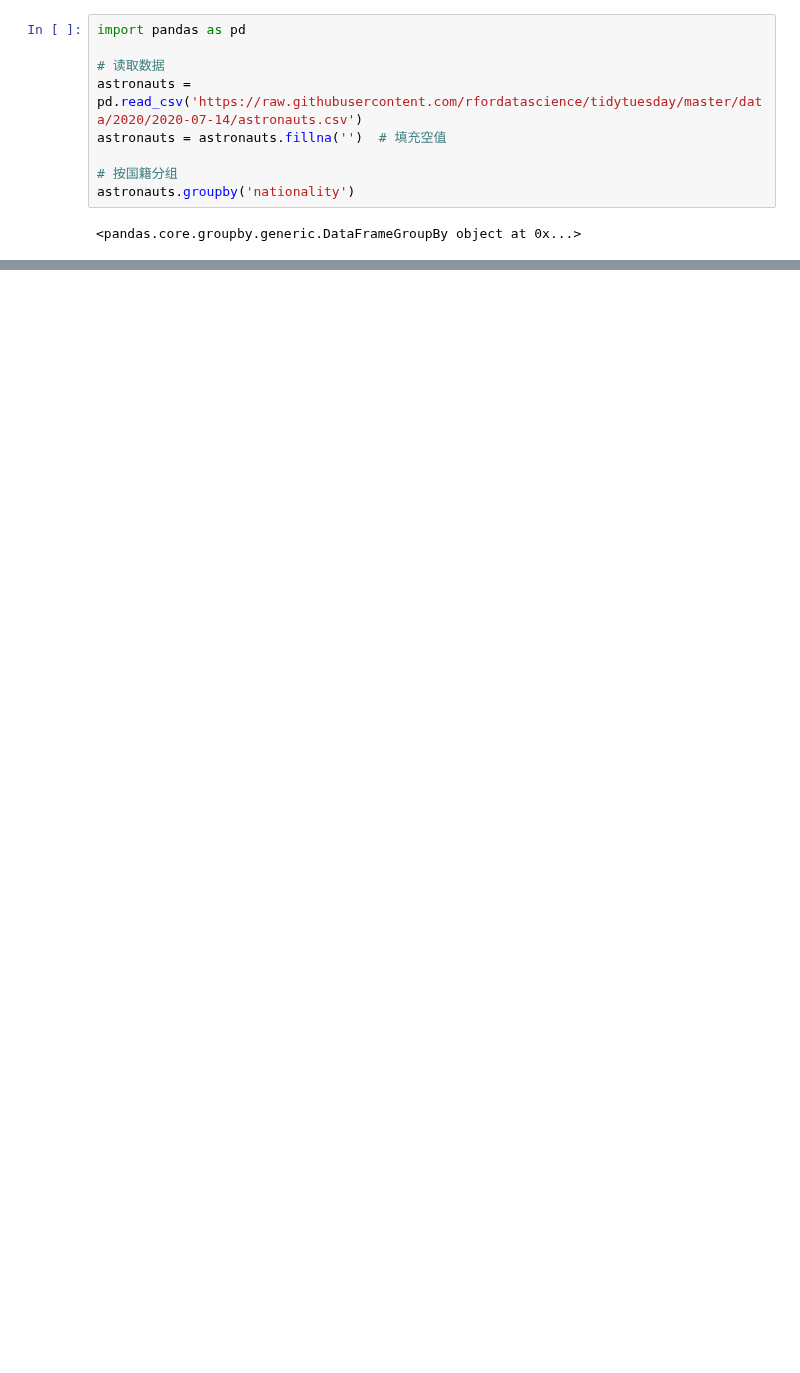
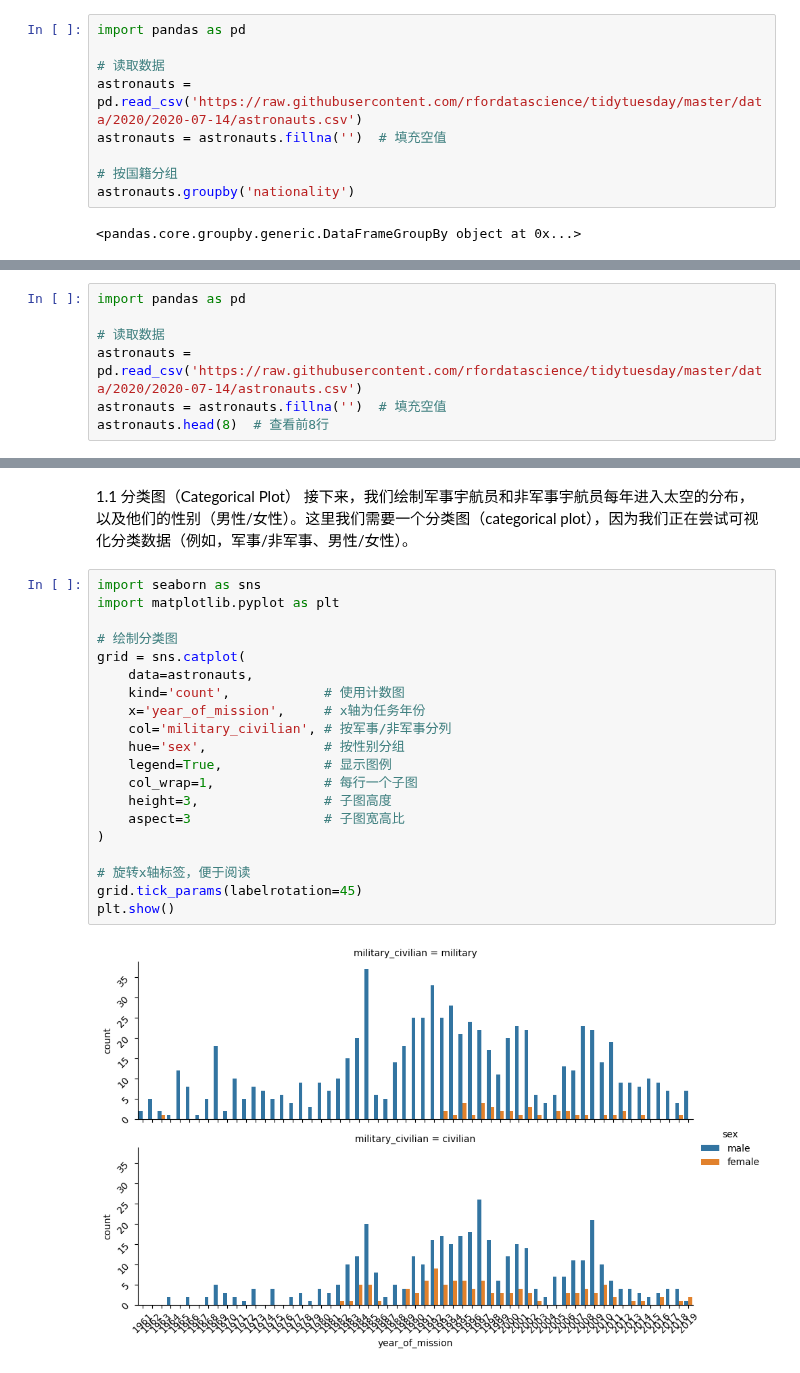
Before and after one commit to Chenji-s/test1, a Jupyter notebook: 教学week8.ipynb, the cells around one changed output, grey strips where cells are left out. Drawn from its saved outputs; the diff is of its cells as text; blank space fills up the shorter version.

```diff
--- a/教学week8.ipynb
+++ b/教学week8.ipynb
@@ -138,0 +253,7 @@ astronauts.groupby('nationality')
+# %%
+import pandas as pd
+
+# 读取数据
+astronauts = pd.read_csv('https://raw.githubusercontent.com/rfordatascience/tidytuesday/master/data/2020/2020-07-14/astronauts.csv')
+astronauts = astronauts.fillna('')  # 填充空值
+astronauts.head(8)  # 查看前8行
@@ -138,0 +271,25 @@ astronauts.groupby('nationality')
+# %% [markdown]
+1.1 分类图（Categorical Plot）
+接下来，我们绘制军事宇航员和非军事宇航员每年进入太空的分布，以及他们的性别（男性/女性）。这里我们需要一个分类图（categorical plot），因为我们正在尝试可视化分类数据（例如，军事/非军事、男性/女性）。
+# %%
+import seaborn as sns
+import matplotlib.pyplot as plt
+
+# 绘制分类图
+grid = sns.catplot(
+    data=astronauts,
+    kind='count',            # 使用计数图
+    x='year_of_mission',     # x轴为任务年份
+    col='military_civilian', # 按军事/非军事分列
+    hue='sex',               # 按性别分组
+    legend=True,             # 显示图例
+    col_wrap=1,              # 每行一个子图
+    height=3,                # 子图高度
+    aspect=3                 # 子图宽高比
+)
+
+# 旋转x轴标签，便于阅读
+grid.tick_params(labelrotation=45)
+plt.show()
+# %% [output]
+[figure, added]
```
Also changed, not shown: parts of 18 cells of this notebook.
